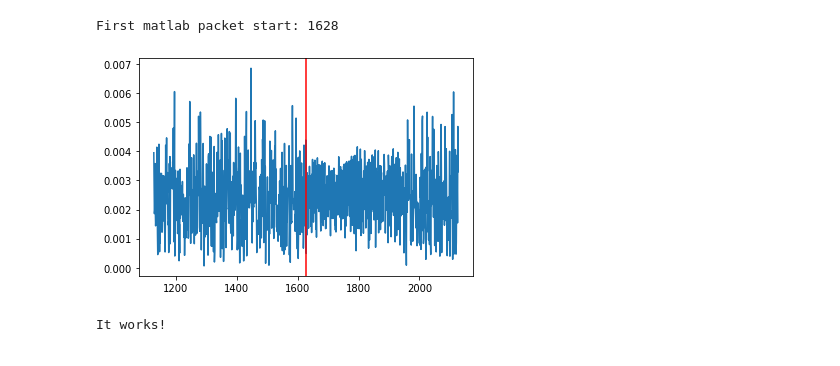
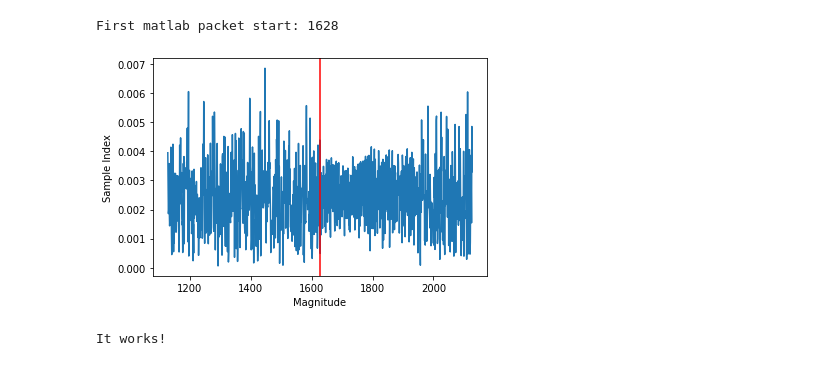
Before and after one commit to stevester94/csc500-notebooks, a Jupyter notebook: analysis/oracle_packet_detection.ipynb, the cells around one changed output. Drawn from its saved outputs; the diff is of its cells as text; code cells hidden in the pictures.

```diff
--- a/analysis/oracle_packet_detection.ipynb
+++ b/analysis/oracle_packet_detection.ipynb
@@ -126,19 +126,22 @@ my_indices = get_packet_indices(16, all_x)
 # %%
 # Hey matlab looks like its doing a good job here
 idx_to_get = 0
 print("First matlab packet start:", matlab_indices[idx_to_get])
 start = matlab_indices[idx_to_get]-500
 stop = matlab_indices[idx_to_get]+500
 r = [i + start for i in range(stop-start)]
 
 
 
 plt.plot(r, np.abs(all_x[start:stop]))
 plt.axvline(x=matlab_indices[idx_to_get], color='red')
+plt.xlabel("Magnitude")
+plt.ylabel("Sample Index")
+plt.savefig("/tmp/packet_decision.png", bbox_inches='tight')
 plt.show()
 # %% [output]
 First matlab packet start: 1628
-[figure, old version]
+[figure, new version]
 # %%
 # We allow a difference in index up to 5 samples
 # The vast majority are off my one, I accounted for matlab being 1-indexed so I'm not sure where
```
Also changed, not shown: 2 other files.
